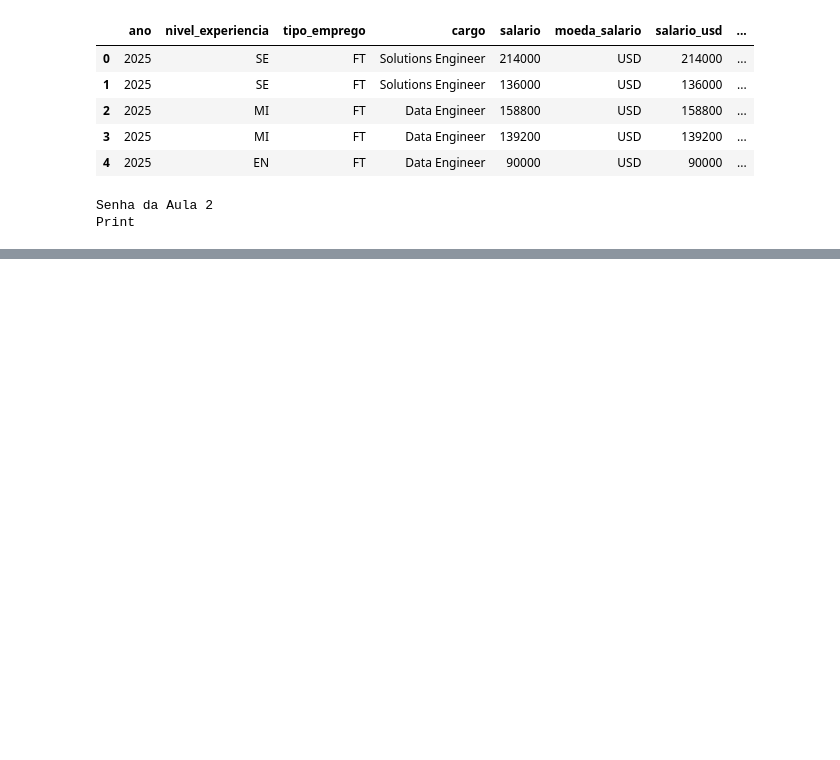
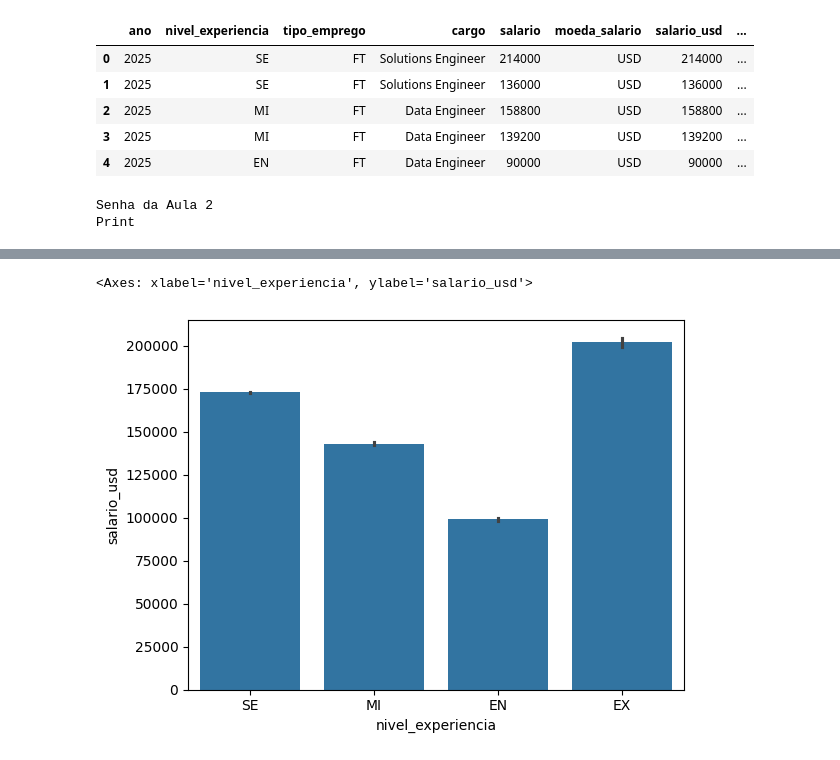
Before and after one commit to Petrus19090/imersao-dados-python-2026, a Jupyter notebook: aula01.ipynb, the cells around one changed output, grey strips where cells are left out. Saved outputs shown, nothing was run; the diff lists cells and outputs as text; code cells hidden in the pictures; blank space fills up the shorter version.

```diff
--- a/aula01.ipynb
+++ b/aula01.ipynb
@@ -434,0 +449,5 @@ Print
+# %%
+sns.barplot(x='nivel_experiencia', y='salario_usd', data=df_limpo)
+# %% [output]
+<Axes: xlabel='nivel_experiencia', ylabel='salario_usd'>
+[figure, added]
```
Also changed, not shown: parts of 11 cells of this notebook.
